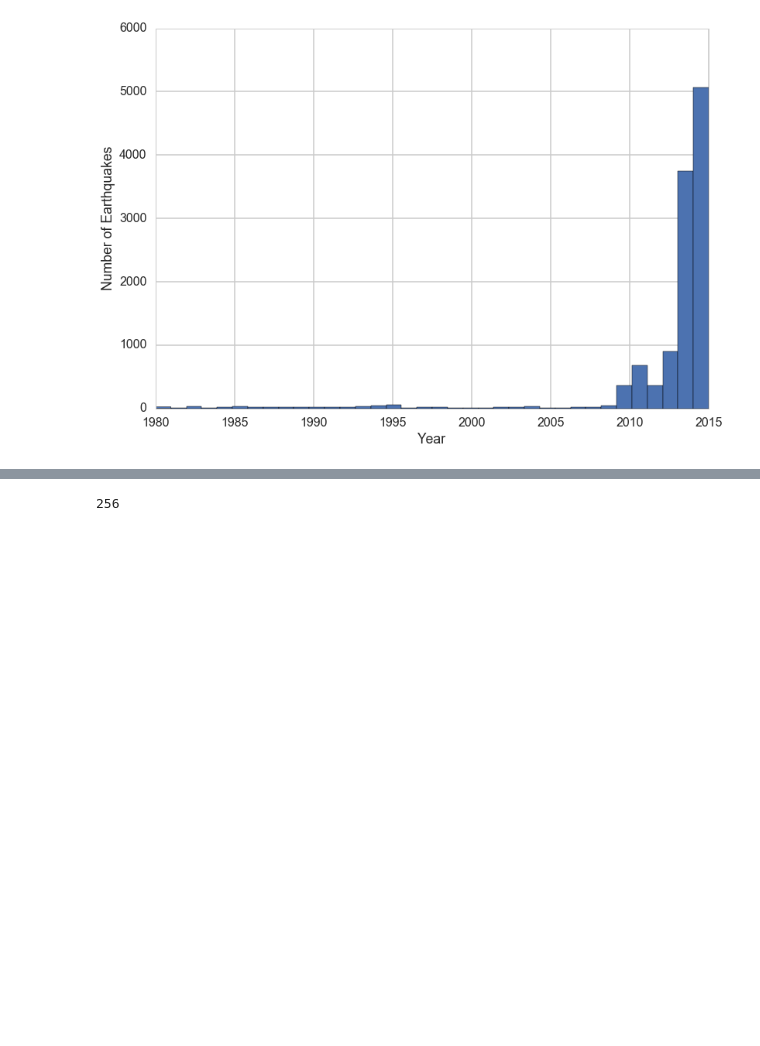
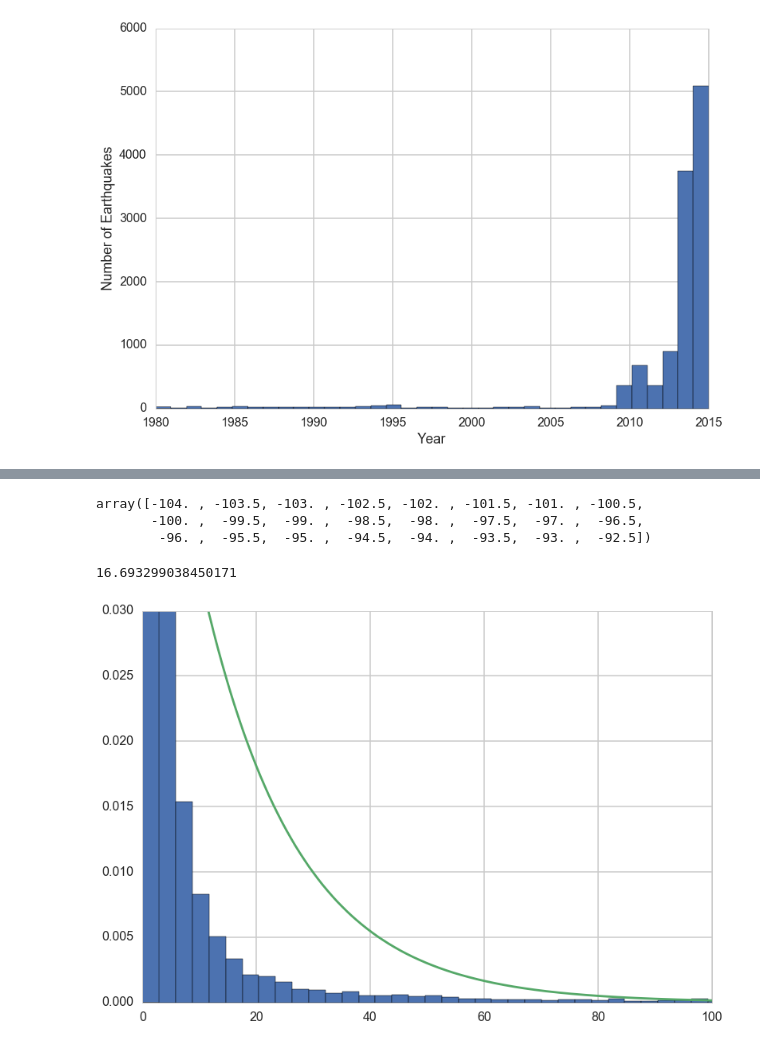
Before and after one commit to tperol/earthquake-clusters, a Jupyter notebook: explore_data_eric.ipynb, the cells around one changed output, grey strips where cells are left out. Cells and saved outputs as stored; diff of their text form; code cells hidden in the pictures; blank space fills up the shorter version.

```diff
--- a/explore_data_eric.ipynb
+++ b/explore_data_eric.ipynb
@@ -307,9 +319,44 @@ def add_region(df, lat, long):
-# %%
-a = np.array([1,2,3,4])
-a = np.insert(a,0,[256,257])
-a[0]
-# %% [output]
-256
+# %%
+#find regions
+long_list, lat_list, pairs = find_regions(since_1980_df)
+long_list
+# %% [output]
+array([-104. , -103.5, -103. , -102.5, -102. , -101.5, -101. , -100.5,
+       -100. ,  -99.5,  -99. ,  -98.5,  -98. ,  -97.5,  -97. ,  -96.5,
+        -96. ,  -95.5,  -95. ,  -94.5,  -94. ,  -93.5,  -93. ,  -92.5])
+# %%
+#longs=all longitudes from find_regions
+#lats=all latitudes from find_regions
+def get_region(long, lat, long_list, lat_list):
+    ulong_bool = (long>=long_list)
+    llong_bool = (long<=long_list)
+    region_long = max(long_list[ulong_bool]), min(long_list[llong_bool])
+
+    ulat_bool = (lat>=lat_list)
+    llat_bool = (lat<=lat_list)
+    region_lat = max(lat_list[ulat_bool]), min(lat_list[llat_bool])
+
+    region = region_long, region_lat
+    return region
+# %%
+def add_region_col(df):
+    regions = []
+    for index in df.index:
+        region = get_region(df.loc[index, 'longitude'], df.loc[index, 'latitude'], long_list, lat_list)
+        regions.append(region)
+    Sregions = pd.Series(data=regions, index=df.index)
+    df['region'] = Sregions
+    return df
+# %%
+since_1980_df=add_region_col(since_1980_df)
+# %%
+since_1980_df_subset = since_1980_df[since_1980_df.region==((-98.0, -97.5), (35.5, 36.0))]
+deltas = get_hours_between(since_1980_df_subset[1:5])
+coordinates = fit_expo(deltas)
+coordinates
+# %% [output]
+16.693299038450171
+[figure, added]
 # %%
 #Exponential?
 #sp.stats.kstest(deltas, 'expon', alternative='two-sided')
```
Also changed, not shown: parts of 17 cells of this notebook.
